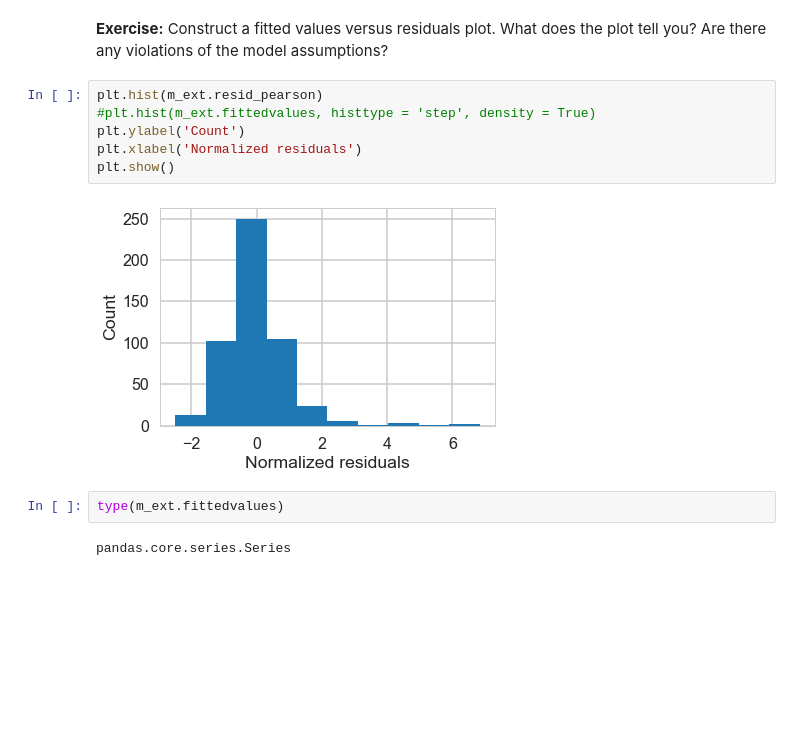
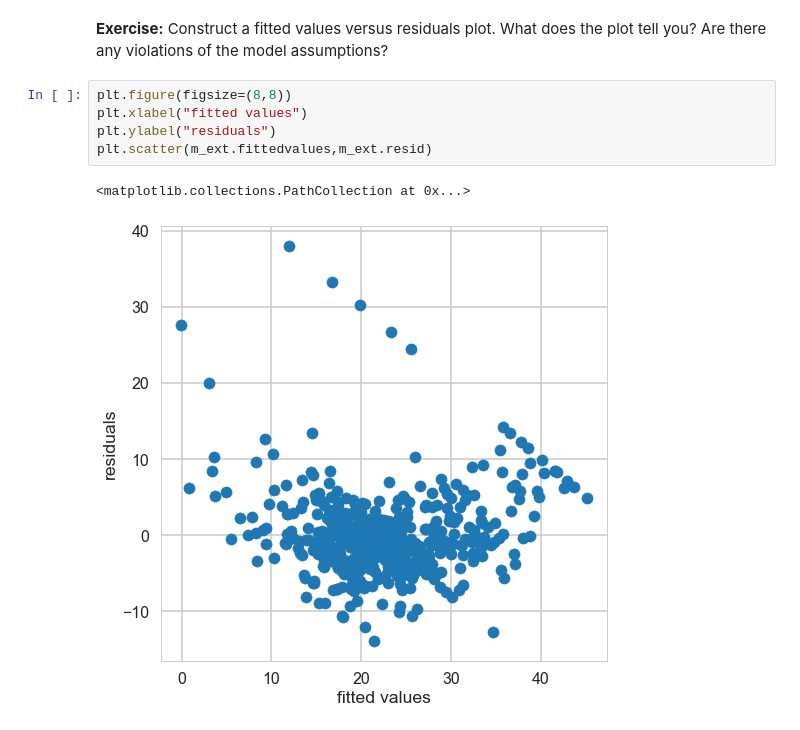
Before and after one commit to Eric-Ens/Mini_projects, a Jupyter notebook: Mini_Project_Linear_Regression.ipynb, the cells around one changed output. Drawn from its saved outputs; the diff is of its cells as text; blank space fills up the shorter version.

```diff
--- a/Mini_Project_Linear_Regression.ipynb
+++ b/Mini_Project_Linear_Regression.ipynb
@@ -848,15 +848,11 @@ There are some other issues that are important investigate with linear regressio
 </div>
 # %% [markdown]
 <p><b>Exercise:</b> Construct a fitted values versus residuals plot. What does the plot tell you? Are there any violations of the model assumptions?</p>
-# %%
-plt.hist(m_ext.resid_pearson)
-#plt.hist(m_ext.fittedvalues, histtype = 'step', density = True)
-plt.ylabel('Count')
-plt.xlabel('Normalized residuals')
-plt.show()
-# %% [output]
-[figure, removed]
-# %%
-type(m_ext.fittedvalues)
-# %% [output]
-pandas.core.series.Series
+# %%
+plt.figure(figsize=(8,8))
+plt.xlabel("fitted values")
+plt.ylabel("residuals")
+plt.scatter(m_ext.fittedvalues,m_ext.resid)
+# %% [output]
+<matplotlib.collections.PathCollection at 0x...>
+[figure, added]
```
Also changed, not shown: parts of 19 cells of this notebook.
